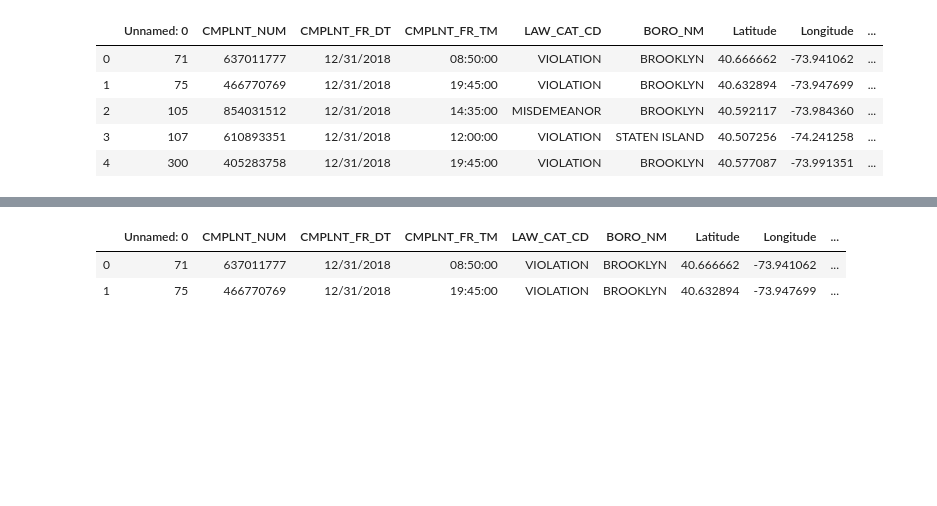
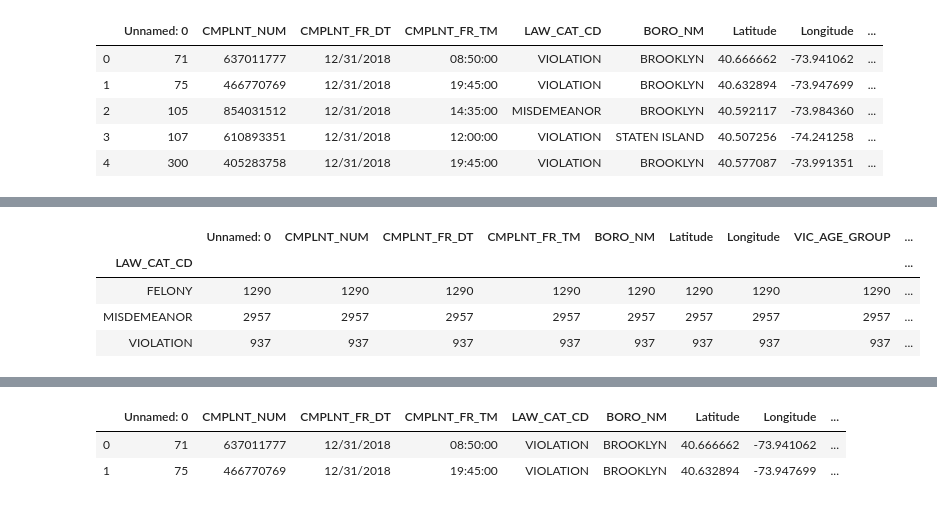
Before and after one commit to TZstatsADS/fall2019-proj2--sec2-grp8, a Jupyter notebook: doc/sl proj2 group8.ipynb, the cells around one changed output, grey strips where cells are left out. Saved outputs shown, nothing was run; the diff lists cells and outputs as text; code cells hidden in the pictures; blank space fills up the shorter version.

```diff
--- a/doc/sl proj2 group8.ipynb
+++ b/doc/sl proj2 group8.ipynb
@@ -104,0 +229,8 @@ crime_time_sort.to_csv('crime_add_hour_sorted.csv')
+# %%
+df_brook.set_index(["LAW_CAT_CD", "hour"]).count(level="LAW_CAT_CD")
+# %% [output]
+|  | Unnamed: 0 | CMPLNT_NUM | CMPLNT_FR_DT | CMPLNT_FR_TM | BORO_NM | Latitude | Longitude | VIC_AGE_GROUP | ... |
+| LAW_CAT_CD |  |  |  |  |  |  |  |  | ... |
+| FELONY | 1290 | 1290 | 1290 | 1290 | 1290 | 1290 | 1290 | 1290 | ... |
+| MISDEMEANOR | 2957 | 2957 | 2957 | 2957 | 2957 | 2957 | 2957 | 2957 | ... |
+| VIOLATION | 937 | 937 | 937 | 937 | 937 | 937 | 937 | 937 | ... |
```
Also changed, not shown: parts of 16 cells of this notebook, 1 other file.
